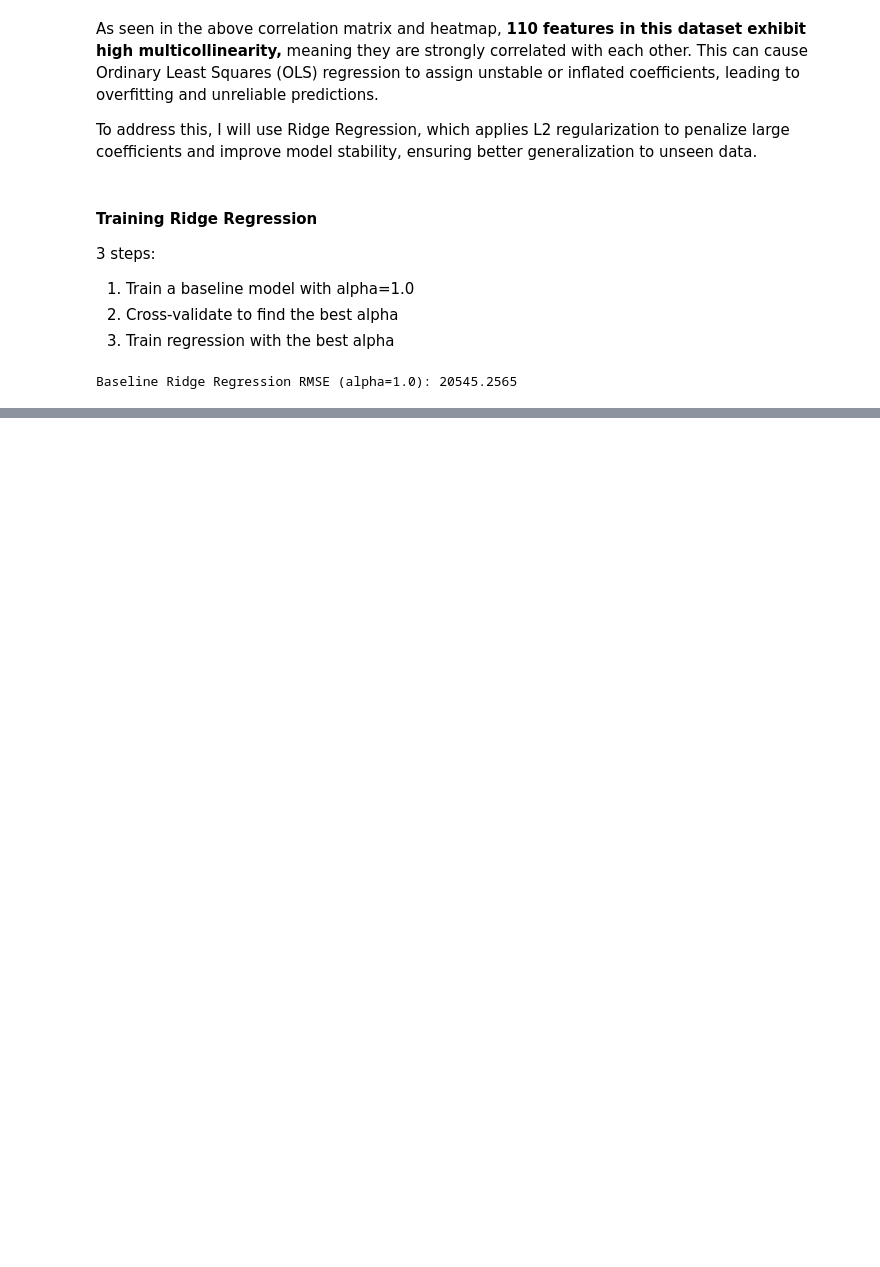
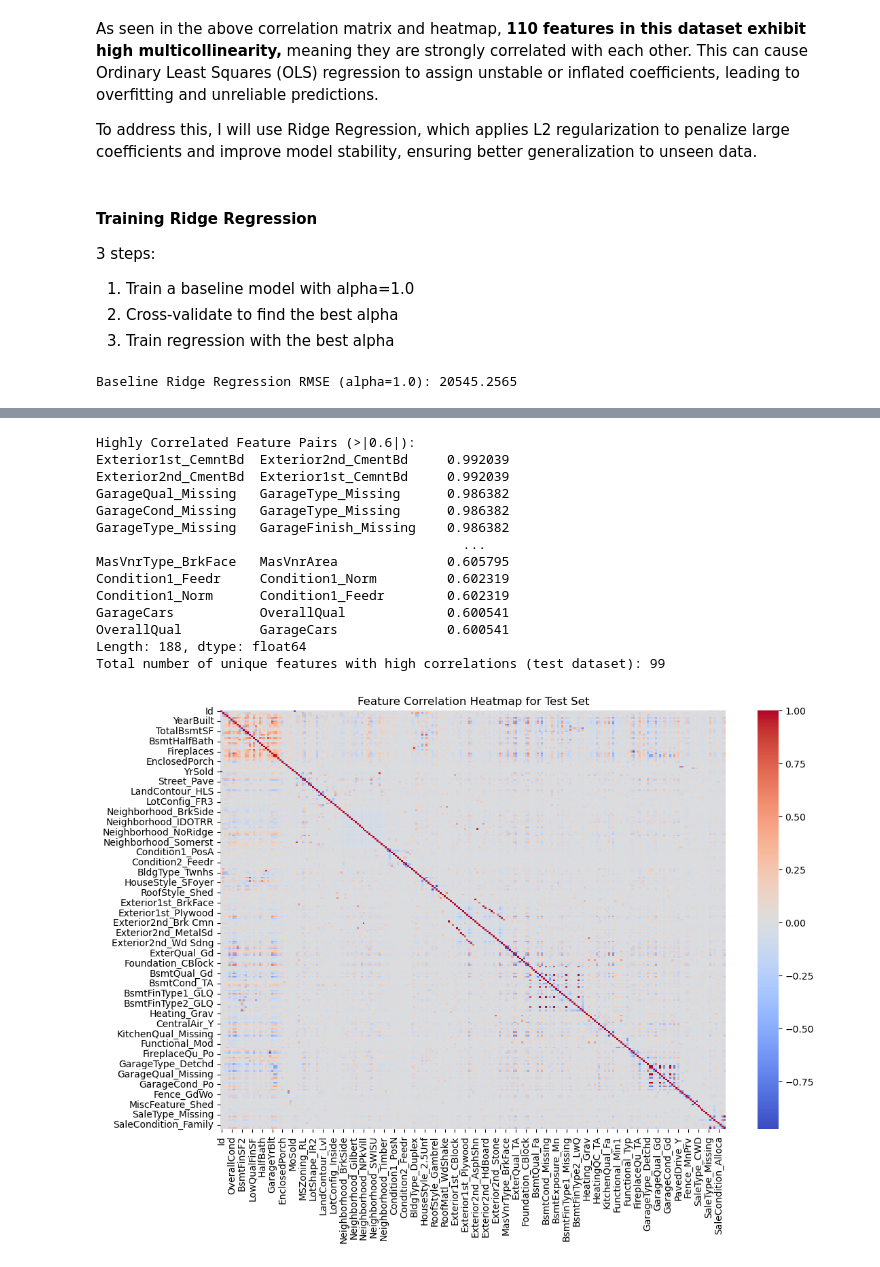
Before and after one commit to inaya-r/Housing-Prices-Predictions, a Jupyter notebook: housing_analysis.ipynb, the cells around one changed output, grey strips where cells are left out. Saved outputs shown, nothing was run; the diff lists cells and outputs as text; code cells hidden in the pictures; blank space fills up the shorter version.

Commit message:
updated jupyter notebook, datasets, and first submission

```diff
--- a/housing_analysis.ipynb
+++ b/housing_analysis.ipynb
@@ -244,0 +499,7 @@ Alpha: 1000.0000, RMSE: 32545.4824
+# %%
+# loading testing dataset into pandas
+import pandas as pd
+
+test_df = pd.read_csv("housing_data/test.csv")
+print("Full testing dataset shape is {}".format(test_df.shape))
+test_df.head(30)
@@ -244,0 +571,8 @@ Alpha: 1000.0000, RMSE: 32545.4824
+# %%
+# encoding categorical variables
+
+test_df = pd.get_dummies(test_df, columns=cat_features, drop_first=True)
+
+# convert boolean values (from encoding) to ints
+test_df = test_df.apply(lambda x: x.astype(int) if x.dtype == 'bool' else x)
+test_df.head() # to see new columns
@@ -244,0 +587,54 @@ Alpha: 1000.0000, RMSE: 32545.4824
+# %%
+# correlation heatmap to check for multicollinearity
+
+import seaborn as sns
+import matplotlib.pyplot as plt
+
+# computing correlation matrix
+corr_matrix2 = test_df.corr()
+
+# sorting correlated pairs from most to least correlated
+high_corr_pairs2 = corr_matrix2.abs().unstack().sort_values(ascending=False)
+
+# removing self-correlations
+high_corr_pairs2 = high_corr_pairs2[high_corr_pairs2 < 1]
+
+# setting |0.6| as the threshold from strong correlations
+high_corr_pairs2 = high_corr_pairs2[high_corr_pairs2 > 0.6]
+
+num_high_corr_pairs2 = high_corr_pairs2.shape[0] // 2 # each pair appears twice, so divide by 2
+
+print("Highly Correlated Feature Pairs (>|0.6|):")
+print(high_corr_pairs2)
+
+# getting set of individual features are in high correlation pairs by
+# creating set of the first features from each correlated pair, and a set of the second features,
+# then creating a union of both sets for all unique features
+unique_high_corr_features2 = set(high_corr_pairs2.index.get_level_values(0)) | set(high_corr_pairs2.index.get_level_values(1))
+
+# counting unique high-correlation features
+num_unique_features2 = len(unique_high_corr_features2)
+
+print(f"Total number of unique features with high correlations (test dataset): {num_unique_features2}")
+
+# plotting heatmap
+plt.figure(figsize=(12,8))
+sns.heatmap(corr_matrix2, cmap="coolwarm", annot=False)
+plt.title("Feature Correlation Heatmap for Test Set")
+plt.show()
+# %% [output]
+Highly Correlated Feature Pairs (>|0.6|):
+Exterior1st_CemntBd  Exterior2nd_CmentBd     0.992039
+Exterior2nd_CmentBd  Exterior1st_CemntBd     0.992039
+GarageQual_Missing   GarageType_Missing      0.986382
+GarageCond_Missing   GarageType_Missing      0.986382
+GarageType_Missing   GarageFinish_Missing    0.986382
+                                               ...
+MasVnrType_BrkFace   MasVnrArea              0.605795
+Condition1_Feedr     Condition1_Norm         0.602319
+Condition1_Norm      Condition1_Feedr        0.602319
+GarageCars           OverallQual             0.600541
+OverallQual          GarageCars              0.600541
+Length: 188, dtype: float64
+Total number of unique features with high correlations (test dataset): 99
+[figure, added]
```
Also changed, not shown: parts of 35 cells of this notebook, 4 other files.
